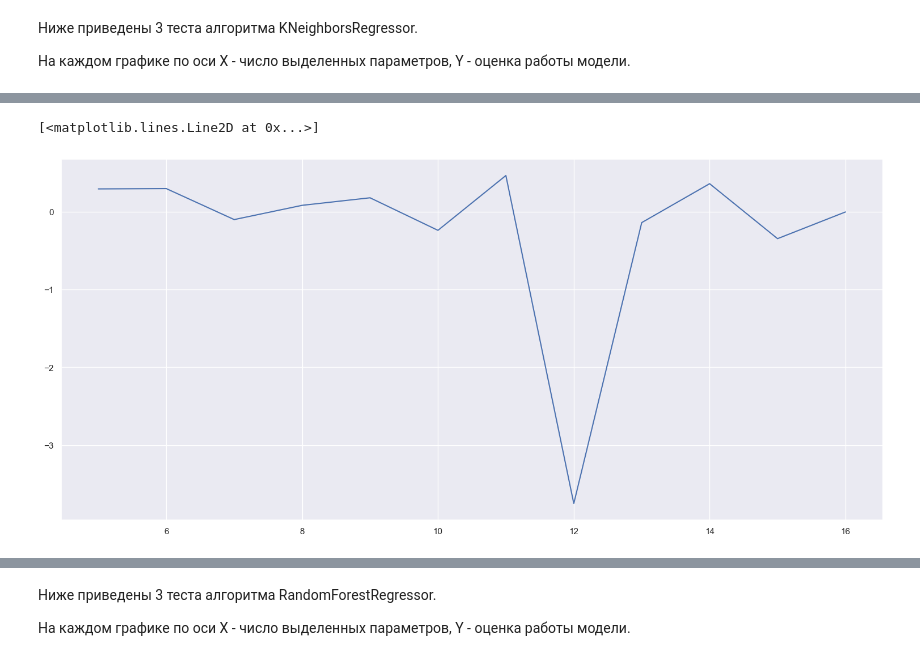
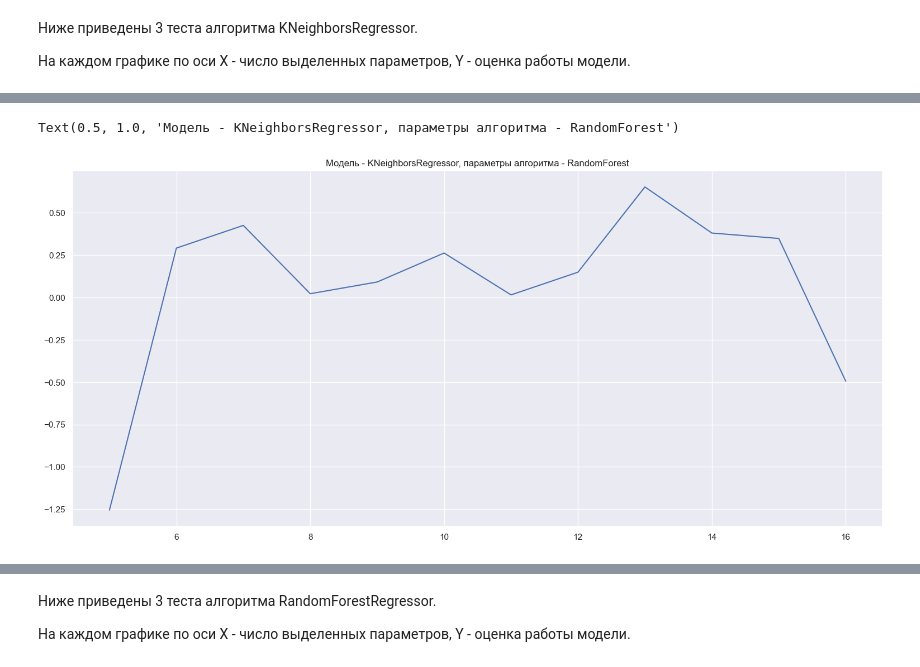
Before and after one commit to CepbluKot/ecology_ml, a Jupyter notebook: ecology_ml_w_data_filter.ipynb, the cells around one changed output, grey strips where cells are left out. Saved outputs shown, nothing was run; the diff lists cells and outputs as text; code cells hidden in the pictures.

```diff
--- a/ecology_ml_w_data_filter.ipynb
+++ b/ecology_ml_w_data_filter.ipynb
@@ -141,8 +134,8 @@ for num_of_features_to_select in range(num_of_features_to_select_start, num_of_f
   regr.fit(X, y)
 
   random_forest_features = {}
-  for id in range(len(df.drop('NDVI',axis=1).columns)):
-    random_forest_features[df.drop('NDVI',axis=1).columns[id]] = regr.feature_importances_[id]
+  for id in range(len(X.columns)):
+    random_forest_features[X.columns[id]] = regr.feature_importances_[id]
 
 
   random_forest_features = dict(sorted(random_forest_features.items(), key=lambda item: item[1], reverse=True)[:num_of_features_to_select]).keys()
@@ -157,7 +150,7 @@ for num_of_features_to_select in range(num_of_features_to_select_start, num_of_f
 
 
   filter = rfe.get_support()
-  features = df.drop('NDVI',axis=1).columns
+  features = X.columns
 
 
   rfe_features = features.values[filter]
@@ -269,3 +288,33 @@ plt.plot(num_of_selected_vals, error_results, )
 Ниже приведены 3 теста алгоритма KNeighborsRegressor.
 
 На каждом графике по оси X - число выделенных параметров, Y - оценка работы модели.
+# %%
+from sklearn.neighbors import KNeighborsRegressor
+
+
+error_results = []
+num_of_selected_vals = []
+
+
+from sklearn.preprocessing import MinMaxScaler
+
+scaler = MinMaxScaler()
+
+for select_k_best_features in select_k_best_features_test:
+
+  X=df[select_k_best_features]
+  X = scaler.fit_transform(X)
+
+  X_train, X_test, Y_train, Y_test  = train_test_split(X, Y, test_size = 0.20, shuffle = True)
+
+  KNR = KNeighborsRegressor()
+  KNR.fit(X_train, Y_train)				#Обучаем модель
+  Y_KNR = KNR.predict(X_test)				#Предсказываем значения для выборки
+
+
+  error_results.append(round (r2_score(Y_test, Y_KNR),3))
+  num_of_selected_vals.append(len(select_k_best_features))
+
+
+plt.plot(num_of_selected_vals, error_results, )
+plt.title('Модель - KNeighborsRegressor, параметры алгоритма - SelectKBest')
@@ -272,25 +324,33 @@ plt.plot(num_of_selected_vals, error_results, )
 # %%
 from sklearn.neighbors import KNeighborsRegressor
 
 
 error_results = []
 num_of_selected_vals = []
 
 
+from sklearn.preprocessing import MinMaxScaler
+
+scaler = MinMaxScaler()
+
 for random_forest_features in random_forest_features_test:
+
+  X=df[random_forest_features]
+  X = scaler.fit_transform(X)
 
   X_train, X_test, Y_train, Y_test  = train_test_split(X, Y, test_size = 0.20, shuffle = True)
 
   KNR = KNeighborsRegressor()
   KNR.fit(X_train, Y_train)				#Обучаем модель
   Y_KNR = KNR.predict(X_test)				#Предсказываем значения для выборки
 
 
   error_results.append(round (r2_score(Y_test, Y_KNR),3))
   num_of_selected_vals.append(len(random_forest_features))
 
 
 plt.plot(num_of_selected_vals, error_results, )
+plt.title('Модель - KNeighborsRegressor, параметры алгоритма - RandomForest')
 # %% [output]
-[<matplotlib.lines.Line2D at 0x...>]
+Text(0.5, 1.0, 'Модель - KNeighborsRegressor, параметры алгоритма - RandomForest')
-[figure, old version]
+[figure, new version]
```
Also changed, not shown: parts of 18 cells of this notebook.
